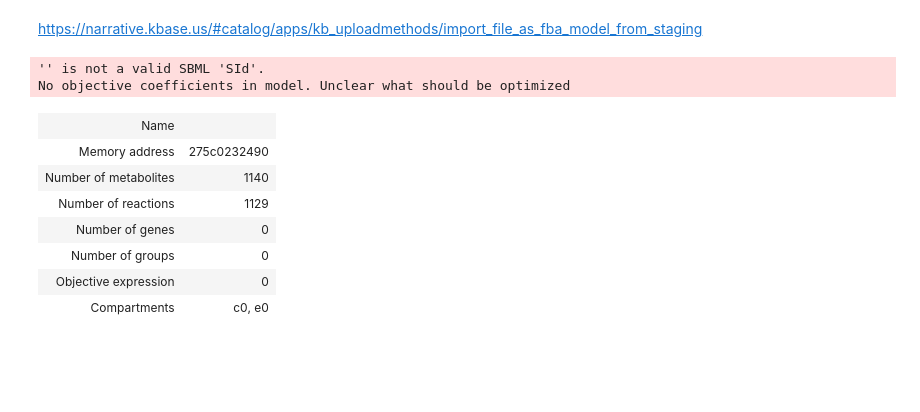
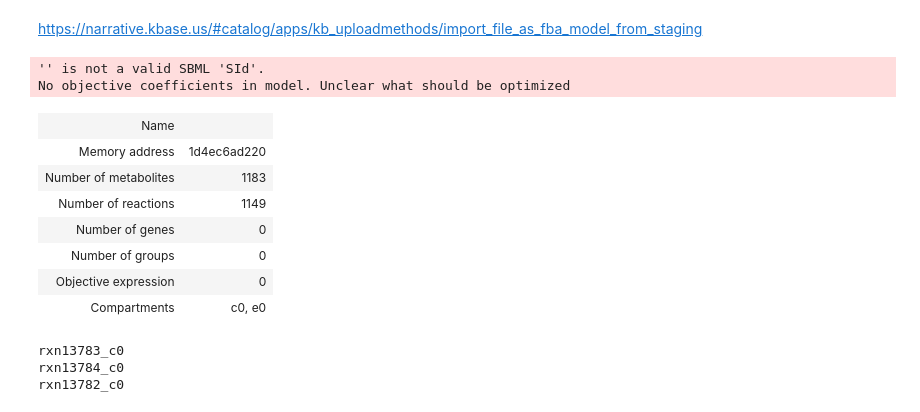
Before and after one commit to xinlia/BuildGEM, a Jupyter notebook: 2_3_model_building_modelseed.ipynb, the cells around one changed output. Saved outputs shown, nothing was run; the diff lists cells and outputs as text; code cells hidden in the pictures; blank space fills up the shorter version.

```diff
--- a/2_3_model_building_modelseed.ipynb
+++ b/2_3_model_building_modelseed.ipynb
@@ -435,19 +608,29 @@ new_model
 https://narrative.kbase.us/#catalog/apps/kb_uploadmethods/import_file_as_fba_model_from_staging
 # %%
 import cobra
-model = cobra.io.read_sbml_model(org_name+'_model\\'+org_name+'_add_from_modelseed.xml_model.xml')
+model = cobra.io.read_sbml_model(org_name+'_model\\'+org_name+'_add_from_modelseed_4.xml_model.xml')
 model
 # %% [output]
 '' is not a valid SBML 'SId'.
 No objective coefficients in model. Unclear what should be optimized
 | Name |  |
-| Memory address | 275c0232490 |
-| Number of metabolites | 1140 |
-| Number of reactions | 1129 |
+| Memory address | 1d4ec6ad220 |
+| Number of metabolites | 1183 |
+| Number of reactions | 1149 |
 | Number of genes | 0 |
 | Number of groups | 0 |
 | Objective expression | 0 |
 | Compartments | c0, e0 |
+# %%
+rxnids = [rxn.id for rxn in model.reactions]
+
+for rxn in new_model.reactions:
+    if not rxn.id in rxnids:
+        print(rxn.id)
+# %% [output]
+rxn13783_c0
+rxn13784_c0
+rxn13782_c0
 # %%
 # add gene
 print('======================== \n genes of %d reactions begin to added \n'%i)
```
Also changed, not shown: parts of 30 cells of this notebook, 57 other files.
